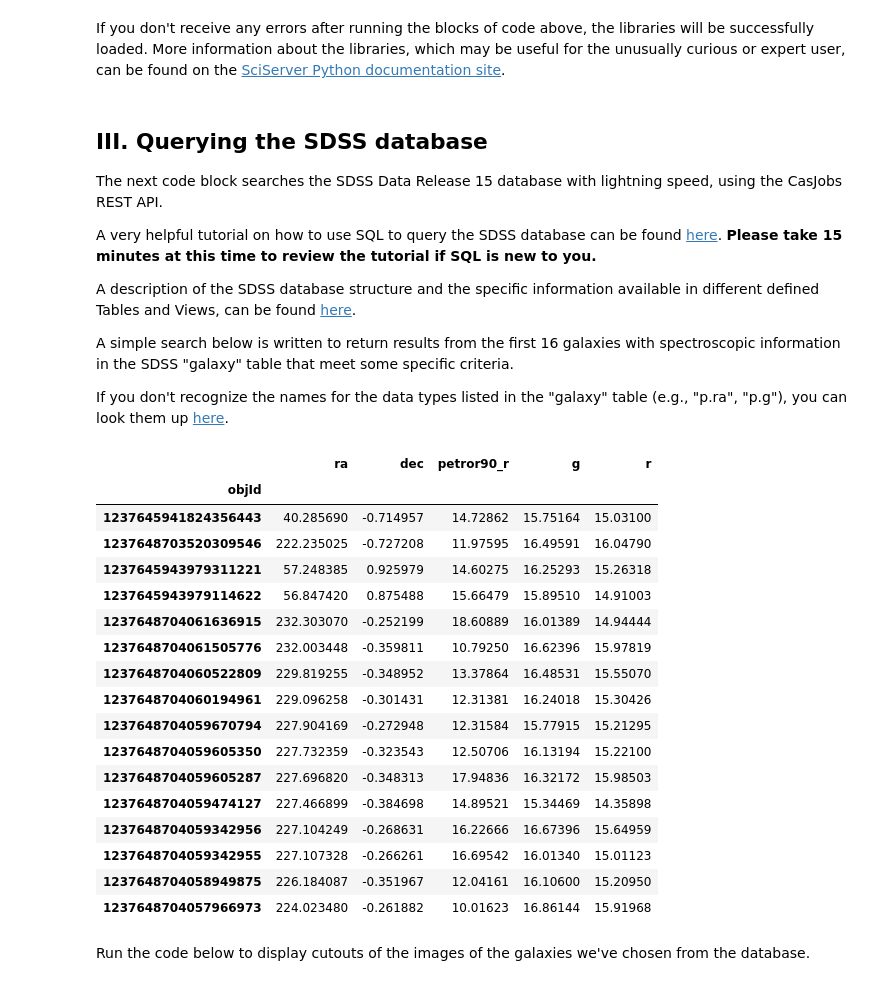
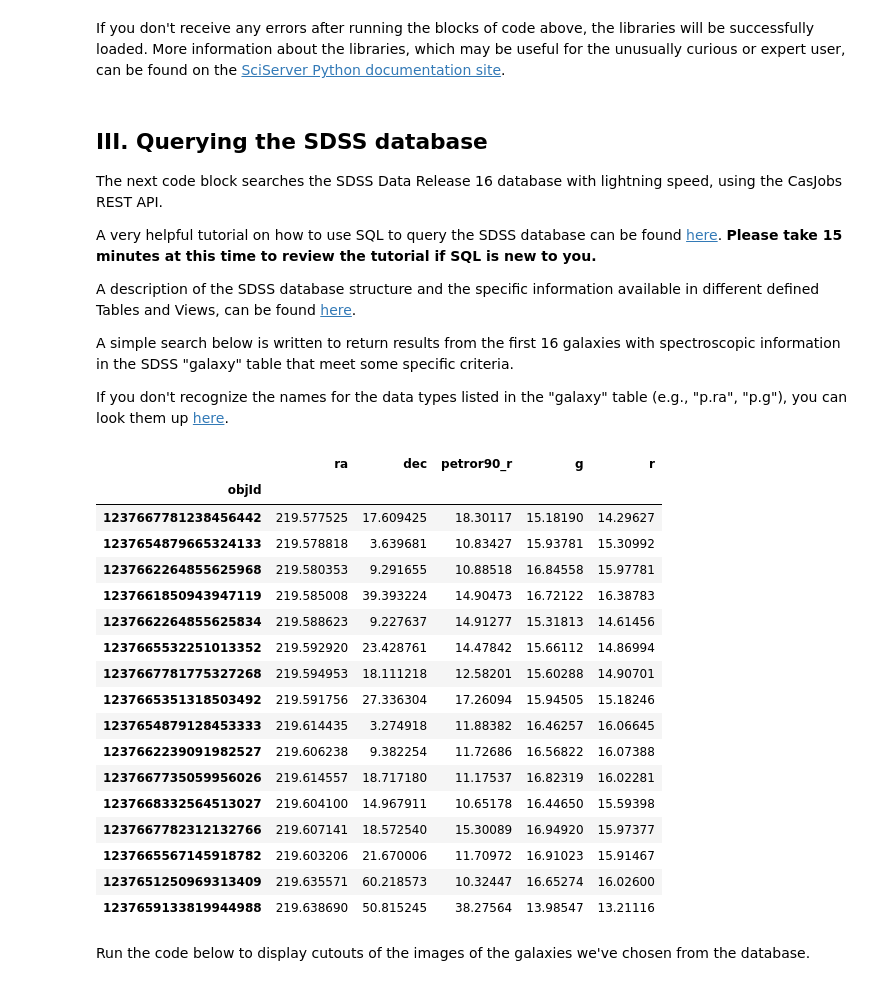
Before and after one commit to brittlundgren/ASTR420, a Jupyter notebook: HW_tutorial_2.ipynb, the cells around one changed output. Saved outputs shown, nothing was run; the diff lists cells and outputs as text; code cells hidden in the pictures.

```diff
--- a/HW_tutorial_2.ipynb
+++ b/HW_tutorial_2.ipynb
@@ -183,64 +186,64 @@ Settings applied
 If you don't receive any errors after running the blocks of code above, the libraries will be successfully loaded.  More information about the libraries, which may be useful for the unusually curious or expert user, can be found on the [SciServer Python documentation site](http://www.sciserver.org/docs/sciscript-python/).
 # %% [markdown]
 ## III. Querying the SDSS database
-The next code block searches the SDSS Data Release 15 database with lightning speed, using the CasJobs REST API.
+The next code block searches the SDSS Data Release 16 database with lightning speed, using the CasJobs REST API.
 
 A very helpful tutorial on how to use SQL to query the SDSS database can be found [here](http://cas.sdss.org/dr15/en/help/howto/search/searchhowtohome.aspx).  **Please take 15 minutes at this time to review the tutorial if SQL is new to you.**
 
 
-A description of the SDSS database structure and the specific information available in different defined Tables and Views, can be found [here](http://skyserver.sdss.org/dr15/en/help/browser/browser.aspx).
+A description of the SDSS database structure and the specific information available in different defined Tables and Views, can be found [here](http://skyserver.sdss.org/dr16/en/help/browser/browser.aspx).
 
 A simple search below is written to return results from the first 16 galaxies with spectroscopic information in the SDSS "galaxy" table that meet some specific criteria.
 
-If you don't recognize the names for the data types listed in the "galaxy" table (e.g., "p.ra", "p.g"), you can look them up [here](http://skyserver.sdss.org/dr15/en/help/browser/browser.aspx#&&history=description+Galaxy+V).
+If you don't recognize the names for the data types listed in the "galaxy" table (e.g., "p.ra", "p.g"), you can look them up [here](http://skyserver.sdss.org/dr16/en/help/browser/browser.aspx#&&history=description+Galaxy+V).
 # %%
-# Find objects in the Sloan Digital Sky Survey's Data Release 15.
+# Find objects in the Sloan Digital Sky Survey's Data Release 16.
 #
-# Query the Sloan Digital Sky Servey's Data Release 15.
+# Query the Sloan Digital Sky Servey's Data Release 16.
 #
 # This query finds "nice-looking galaxies":
 #   galaxies in the SDSS database that have a spectrum
 #   and have a size (petror90_r) larger than 10 arcsec.
 #   We are also requiring that the galaxies have apparent
 #   model magnitudes (u,g,r,i,z) in the u-band filter between 0 and 19.6
 #   and in the g-band filter between 0 and 17
 #
 # The query is stored in an object called "query"
 #   and then executed with a function in the CasJobs library
 #
 # The returned data is stored in a table called "gals"
 #
 query="""
 SELECT TOP 16 p.objId,p.ra,p.dec,p.petror90_r, p.g, p.r
   FROM galaxy AS p
    JOIN SpecObj AS s ON s.bestobjid = p.objid
 WHERE p.u BETWEEN 0 AND 19.6
   AND p.g BETWEEN 0 AND 17  AND p.petror90_r > 10
 """
-gals = CasJobs.executeQuery(query, "dr15")
+gals = CasJobs.executeQuery(query, "dr16")
 
 # this line requires that the unique object name 'objId' is the first column in the returned data table "gals"
 gals = gals.set_index('objId')
 gals
 # %% [output]
 |  | ra | dec | petror90_r | g | r |
 | objId |  |  |  |  |  |
-| 1237645941824356443 | 40.285690 | -0.714957 | 14.72862 | 15.75164 | 15.03100 |
-| 1237648703520309546 | 222.235025 | -0.727208 | 11.97595 | 16.49591 | 16.04790 |
-| 1237645943979311221 | 57.248385 | 0.925979 | 14.60275 | 16.25293 | 15.26318 |
-| 1237645943979114622 | 56.847420 | 0.875488 | 15.66479 | 15.89510 | 14.91003 |
-| 1237648704061636915 | 232.303070 | -0.252199 | 18.60889 | 16.01389 | 14.94444 |
-| 1237648704061505776 | 232.003448 | -0.359811 | 10.79250 | 16.62396 | 15.97819 |
-| 1237648704060522809 | 229.819255 | -0.348952 | 13.37864 | 16.48531 | 15.55070 |
-| 1237648704060194961 | 229.096258 | -0.301431 | 12.31381 | 16.24018 | 15.30426 |
-| 1237648704059670794 | 227.904169 | -0.272948 | 12.31584 | 15.77915 | 15.21295 |
-| 1237648704059605350 | 227.732359 | -0.323543 | 12.50706 | 16.13194 | 15.22100 |
-| 1237648704059605287 | 227.696820 | -0.348313 | 17.94836 | 16.32172 | 15.98503 |
-| 1237648704059474127 | 227.466899 | -0.384698 | 14.89521 | 15.34469 | 14.35898 |
-| 1237648704059342956 | 227.104249 | -0.268631 | 16.22666 | 16.67396 | 15.64959 |
-| 1237648704059342955 | 227.107328 | -0.266261 | 16.69542 | 16.01340 | 15.01123 |
-| 1237648704058949875 | 226.184087 | -0.351967 | 12.04161 | 16.10600 | 15.20950 |
-| 1237648704057966973 | 224.023480 | -0.261882 | 10.01623 | 16.86144 | 15.91968 |
+| 1237667781238456442 | 219.577525 | 17.609425 | 18.30117 | 15.18190 | 14.29627 |
+| 1237654879665324133 | 219.578818 | 3.639681 | 10.83427 | 15.93781 | 15.30992 |
+| 1237662264855625968 | 219.580353 | 9.291655 | 10.88518 | 16.84558 | 15.97781 |
+| 1237661850943947119 | 219.585008 | 39.393224 | 14.90473 | 16.72122 | 16.38783 |
+| 1237662264855625834 | 219.588623 | 9.227637 | 14.91277 | 15.31813 | 14.61456 |
+| 1237665532251013352 | 219.592920 | 23.428761 | 14.47842 | 15.66112 | 14.86994 |
+| 1237667781775327268 | 219.594953 | 18.111218 | 12.58201 | 15.60288 | 14.90701 |
+| 1237665351318503492 | 219.591756 | 27.336304 | 17.26094 | 15.94505 | 15.18246 |
+| 1237654879128453333 | 219.614435 | 3.274918 | 11.88382 | 16.46257 | 16.06645 |
+| 1237662239091982527 | 219.606238 | 9.382254 | 11.72686 | 16.56822 | 16.07388 |
+| 1237667735059956026 | 219.614557 | 18.717180 | 11.17537 | 16.82319 | 16.02281 |
+| 1237668332564513027 | 219.604100 | 14.967911 | 10.65178 | 16.44650 | 15.59398 |
+| 1237667782312132766 | 219.607141 | 18.572540 | 15.30089 | 16.94920 | 15.97377 |
+| 1237665567145918782 | 219.603206 | 21.670006 | 11.70972 | 16.91023 | 15.91467 |
+| 1237651250969313409 | 219.635571 | 60.218573 | 10.32447 | 16.65274 | 16.02600 |
+| 1237659133819944988 | 219.638690 | 50.815245 | 38.27564 | 13.98547 | 13.21116 |
 # %% [markdown]
 Run the code below to display cutouts of the images of the galaxies we've chosen from the database.
 # %%
```
Also changed, not shown: parts of 8 cells of this notebook.
